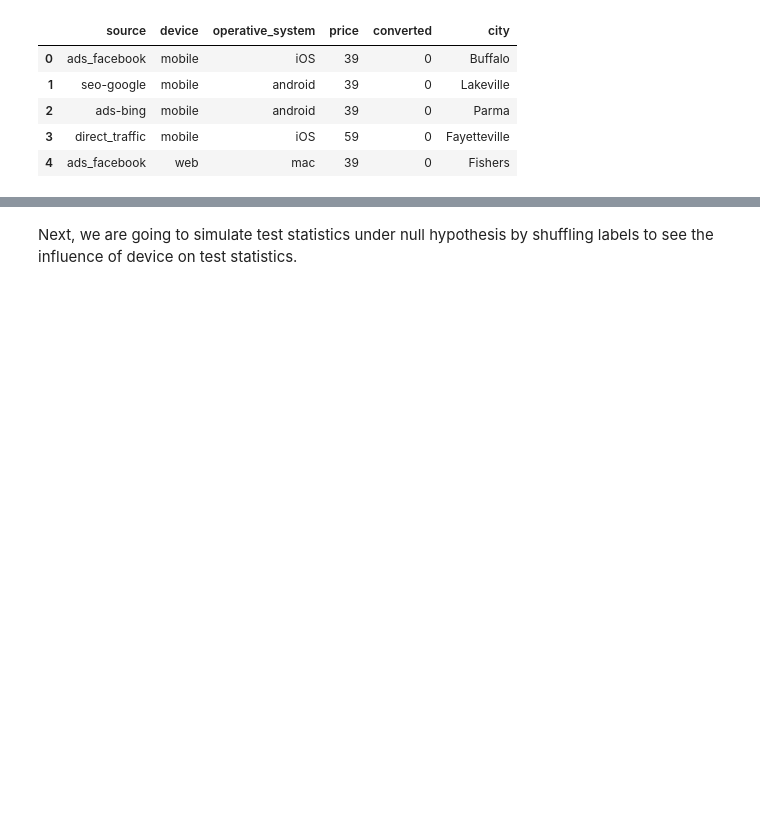
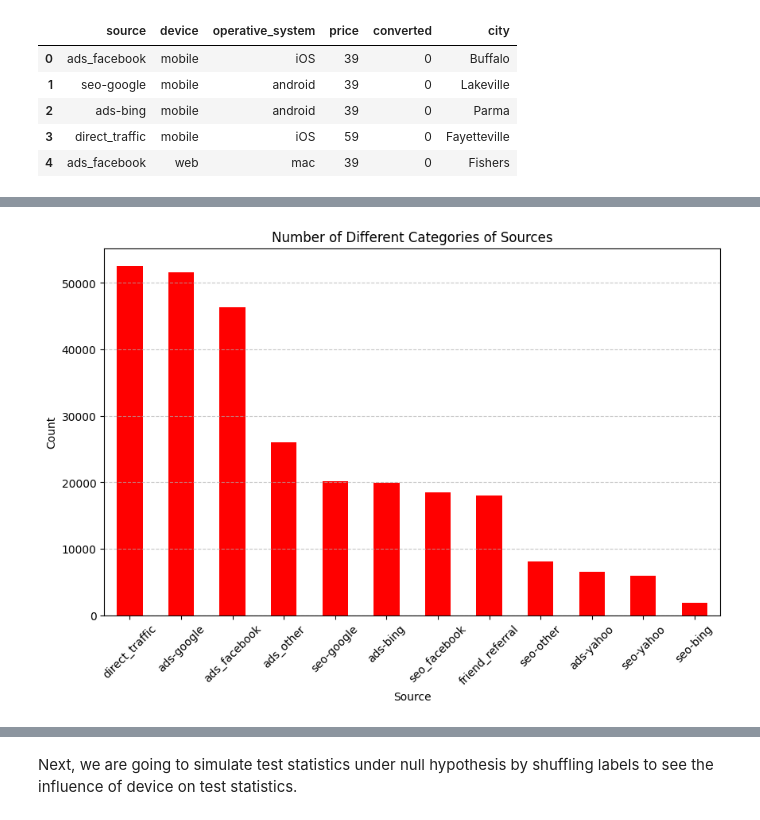
Before and after one commit to DYYasUNCStudent/DATA110, a Jupyter notebook: Final Project/writeup.ipynb, the cells around one changed output, grey strips where cells are left out. Drawn from its saved outputs; the diff is of its cells as text; code cells hidden in the pictures; blank space fills up the shorter version.

```diff
--- a/Final Project/writeup.ipynb
+++ b/Final Project/writeup.ipynb
@@ -84,0 +108,12 @@ raw_data_modified.head(5)
+# %%
+source_counts = raw_data_modified['source'].value_counts()
+plt.figure(figsize=(10, 6))
+source_counts.plot(kind='bar', color='red')
+plt.title('Number of Different Categories of Sources')
+plt.xlabel('Source')
+plt.ylabel('Count')
+plt.xticks(rotation=45)
+plt.grid(axis='y', linestyle='--', alpha=0.7)
+plt.show()
+# %% [output]
+[figure, added]
```
Also changed, not shown: parts of 11 cells of this notebook.
